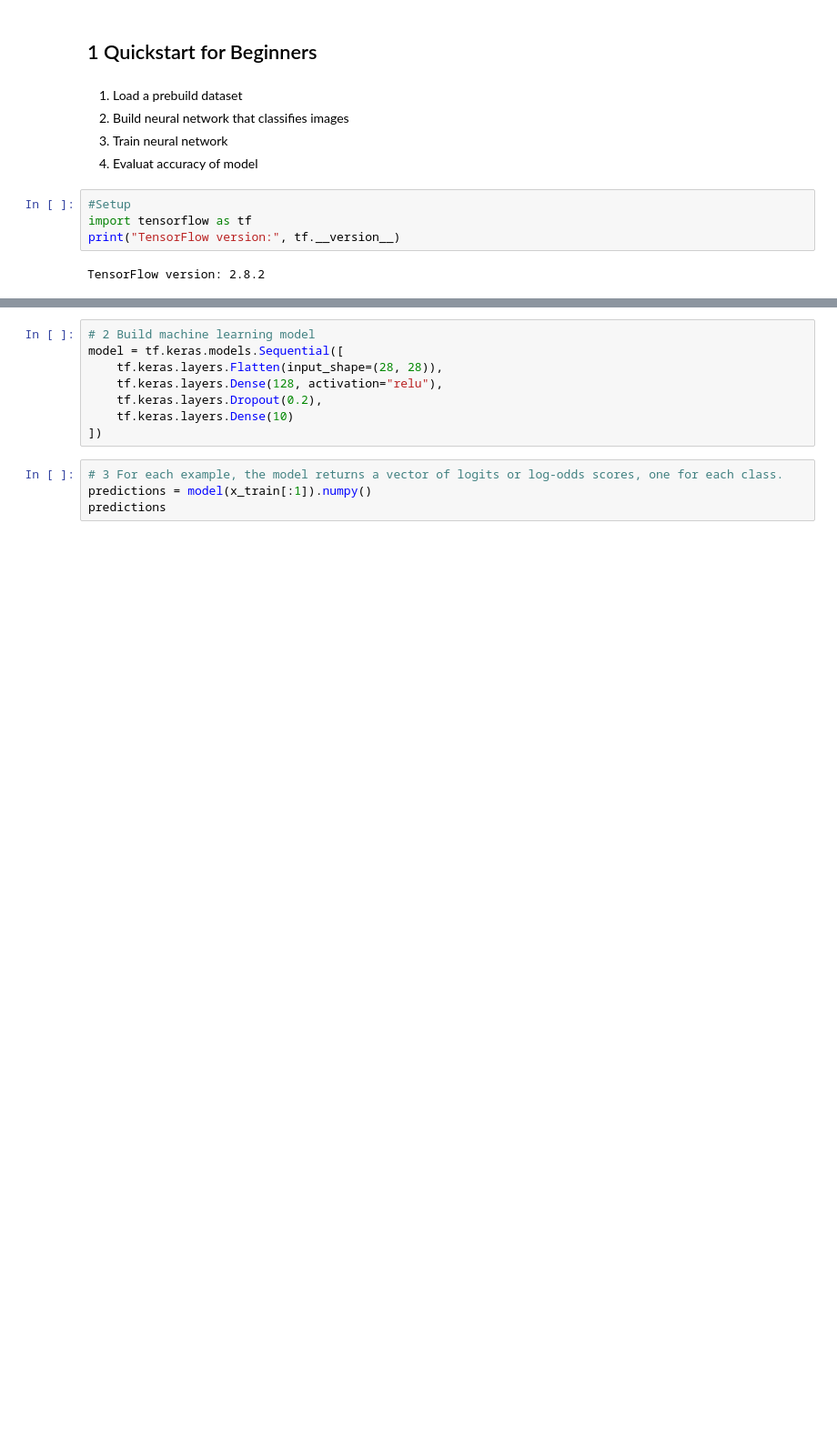
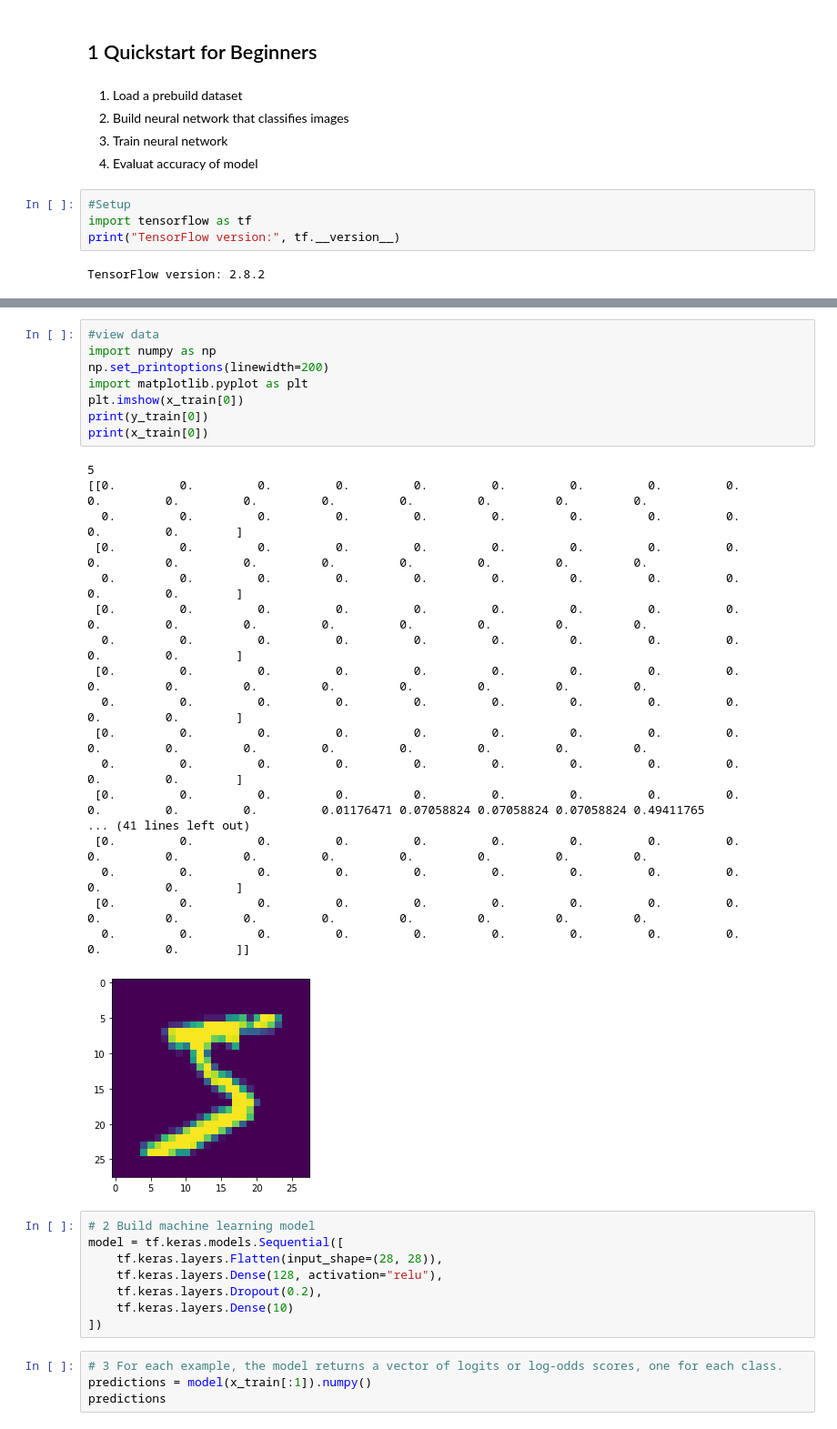
Before and after one commit to reneSalmon/Google_TensorFlow_Certificate, a Jupyter notebook: My_exam_training/TensorFlow_Exam_practise.ipynb, the cells around one changed output, grey strips where cells are left out. Shown: that part at 91% size. Drawn from its saved outputs; the diff is of its cells as text; blank space fills up the shorter version.

```diff
--- a/My_exam_training/TensorFlow_Exam_practise.ipynb
+++ b/My_exam_training/TensorFlow_Exam_practise.ipynb
@@ -21,3 +25,30 @@ x_train, x_test = x_train / 255.0, x_test / 255.0 #normalize dataset
+# %%
+#view data
+import numpy as np
+np.set_printoptions(linewidth=200)
+import matplotlib.pyplot as plt
+plt.imshow(x_train[0])
+print(y_train[0])
+print(x_train[0])
+# %% [output]
+5
+[[0.         0.         0.         0.         0.         0.         0.         0.         0.         0.         0.         0.         0.         0.         0.         0.         0.
+  0.         0.         0.         0.         0.         0.         0.         0.         0.         0.         0.        ]
+ [0.         0.         0.         0.         0.         0.         0.         0.         0.         0.         0.         0.         0.         0.         0.         0.         0.
+  0.         0.         0.         0.         0.         0.         0.         0.         0.         0.         0.        ]
+ [0.         0.         0.         0.         0.         0.         0.         0.         0.         0.         0.         0.         0.         0.         0.         0.         0.
+  0.         0.         0.         0.         0.         0.         0.         0.         0.         0.         0.        ]
+ [0.         0.         0.         0.         0.         0.         0.         0.         0.         0.         0.         0.         0.         0.         0.         0.         0.
+  0.         0.         0.         0.         0.         0.         0.         0.         0.         0.         0.        ]
+ [0.         0.         0.         0.         0.         0.         0.         0.         0.         0.         0.         0.         0.         0.         0.         0.         0.
+  0.         0.         0.         0.         0.         0.         0.         0.         0.         0.         0.        ]
+ [0.         0.         0.         0.         0.         0.         0.         0.         0.         0.         0.         0.         0.01176471 0.07058824 0.07058824 0.07058824 0.49411765
+... (41 lines left out)
+ [0.         0.         0.         0.         0.         0.         0.         0.         0.         0.         0.         0.         0.         0.         0.         0.         0.
+  0.         0.         0.         0.         0.         0.         0.         0.         0.         0.         0.        ]
+ [0.         0.         0.         0.         0.         0.         0.         0.         0.         0.         0.         0.         0.         0.         0.         0.         0.
+  0.         0.         0.         0.         0.         0.         0.         0.         0.         0.         0.        ]]
+[figure, added]
 # %%
 # 2 Build machine learning model
 model = tf.keras.models.Sequential([
```
Also changed, not shown: parts of 43 cells of this notebook.
